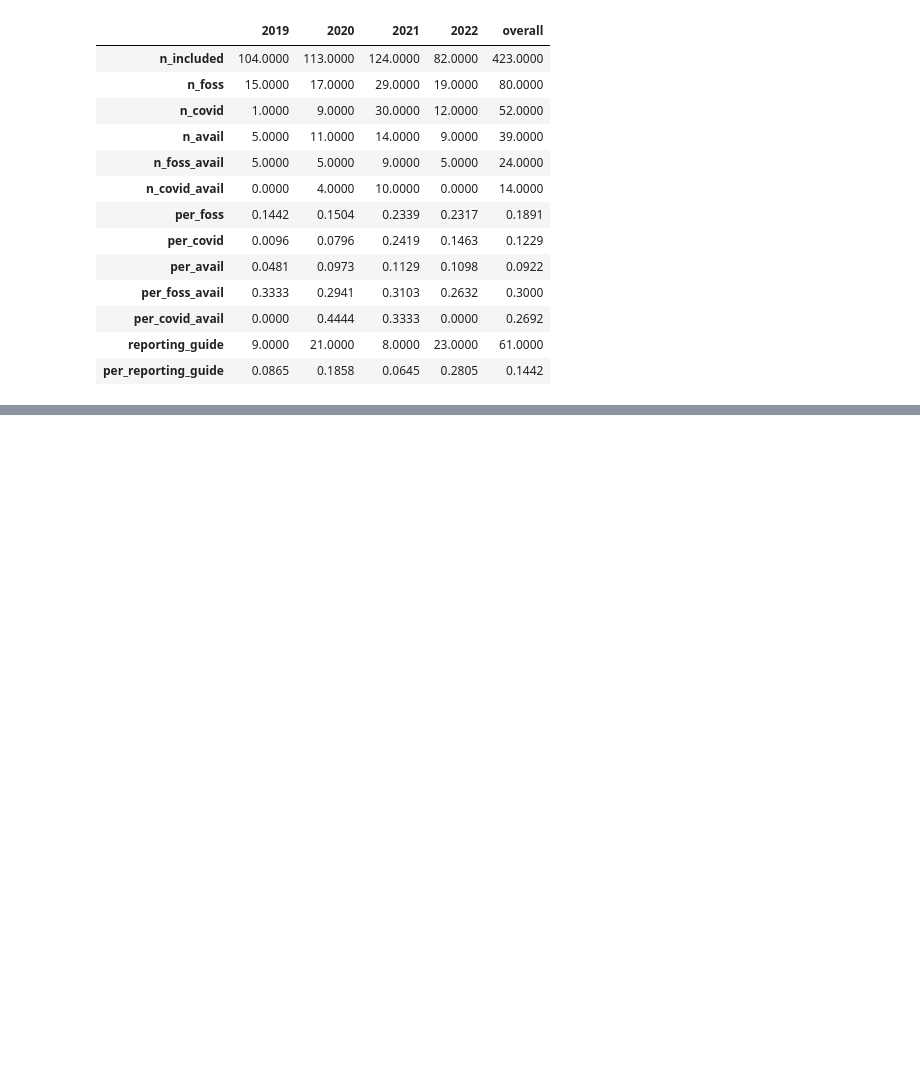
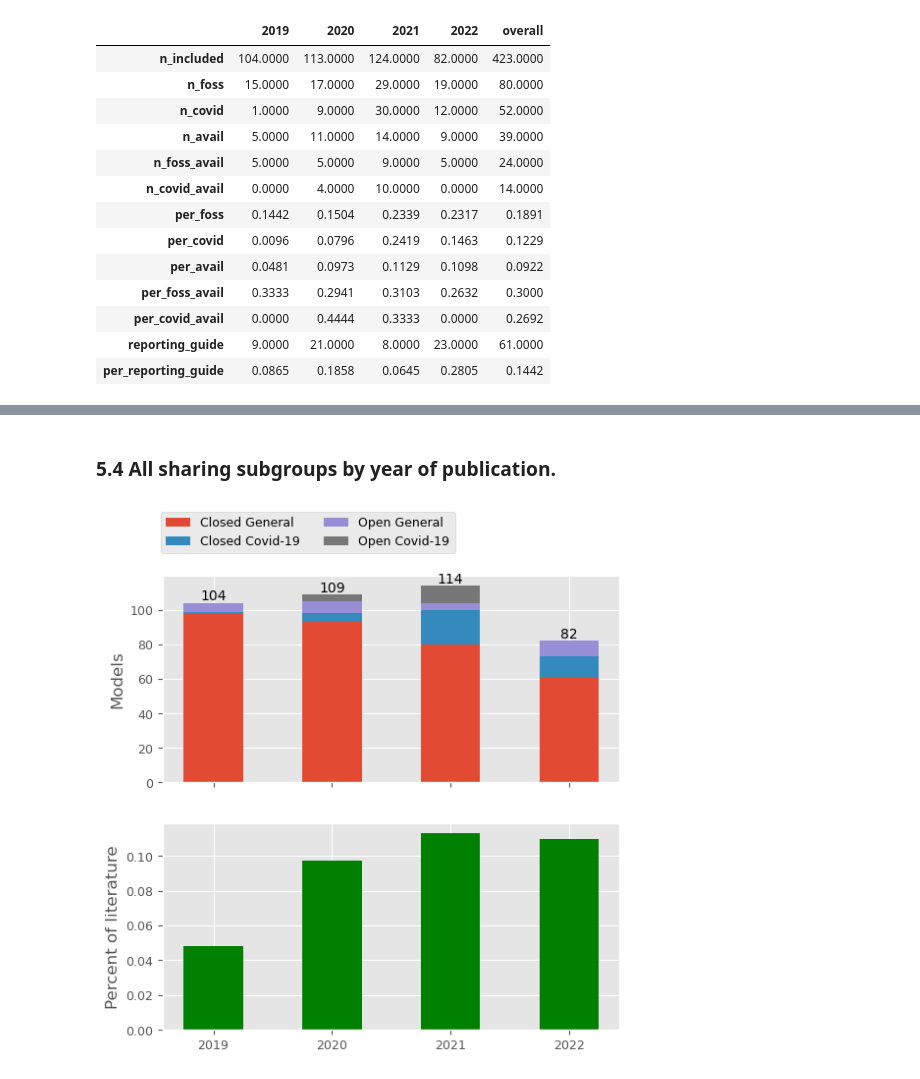
Before and after one commit to TomMonks/des_sharing_lit_review, a Jupyter notebook: _sources/content/03_results/03a_year.ipynb, the cells around one changed output, grey strips where cells are left out. Saved outputs shown, nothing was run; the diff lists cells and outputs as text; code cells hidden in the pictures; blank space fills up the shorter version.

```diff
--- a/_sources/content/03_results/03a_year.ipynb
+++ b/_sources/content/03_results/03a_year.ipynb
@@ -138,0 +399,12 @@ _ = ax.legend()
+# %% [markdown]
+### 5.4 All sharing subgroups by year of publication.
+# %%
+fig, axs = plot_all_subgroups_by_year(non_covid_shared=non_covid_shared,
+                                      covid_shared=covid_shared,
+                                      per_models=year_summary.T['per_avail'][:-1],
+                                      non_covid_not_shared=non_covid_not_shared,
+                                      covid_not_shared=covid_not_shared,
+                                      xlabels=year_summary.columns[:-1],
+                                      grid=False)
+# %% [output]
+[figure, added]
```
Also changed, not shown: parts of 20 cells of this notebook, 23 other files.
